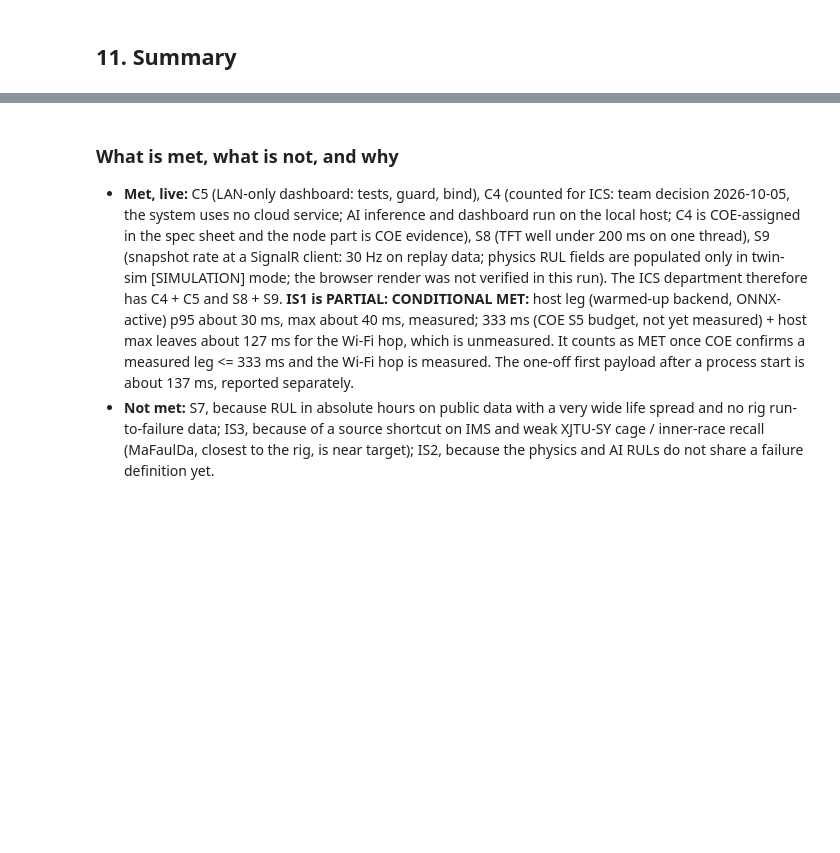
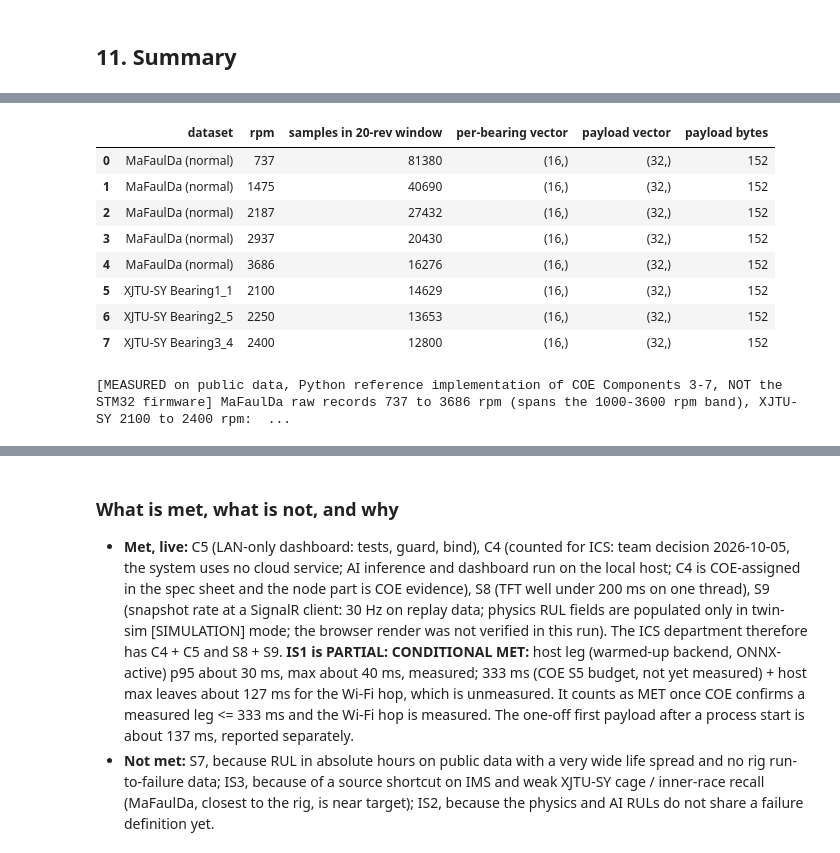
Before and after one commit to amussab/Digital-Twin-Senior-Proj, a Jupyter notebook: AI-engine/notebooks/PPR_ICS_Evidence.ipynb, the cells around one changed output, grey strips where cells are left out. Cells and saved outputs as stored; diff of their text form; code cells hidden in the pictures; blank space fills up the shorter version.

```diff
--- a/AI-engine/notebooks/PPR_ICS_Evidence.ipynb
+++ b/AI-engine/notebooks/PPR_ICS_Evidence.ipynb
@@ -890,0 +910,21 @@ Run-All wall time: 226 s
+# %%
+# S6 (COE): fixed-dimension, fixed-order AI input across speeds, computed live from raw records
+s6 = H.s6_feature_check(DATA)
+display(s6)
+mrows = s6[s6.dataset.str.startswith("MaFaulDa")]
+print(f"[MEASURED on public data, Python reference implementation of COE Components 3-7, NOT the STM32 firmware] "
+      f"MaFaulDa raw records {mrows.rpm.min()} to {mrows.rpm.max()} rpm (spans the 1000-3600 rpm band), XJTU-SY 2100 to 2400 rpm: "
+      f"every record gives a (16,) per-bearing vector, a (32,) payload vector and a 152-byte payload, in the fixed order "
+      f"[bp_rms, kurtosis, crest, env_rms, FTF, BSF, BPFO, BPFI] x (X then Y). The window length in samples changes with speed "
+      f"({int(s6['samples in 20-rev window'].min())} to {int(s6['samples in 20-rev window'].max())}); the vector does not.")
+# %% [output]
+|  | dataset | rpm | samples in 20-rev window | per-bearing vector | payload vector | payload bytes |
+| 0 | MaFaulDa (normal) | 737 | 81380 | (16,) | (32,) | 152 |
+| 1 | MaFaulDa (normal) | 1475 | 40690 | (16,) | (32,) | 152 |
+| 2 | MaFaulDa (normal) | 2187 | 27432 | (16,) | (32,) | 152 |
+| 3 | MaFaulDa (normal) | 2937 | 20430 | (16,) | (32,) | 152 |
+| 4 | MaFaulDa (normal) | 3686 | 16276 | (16,) | (32,) | 152 |
+| 5 | XJTU-SY Bearing1_1 | 2100 | 14629 | (16,) | (32,) | 152 |
+| 6 | XJTU-SY Bearing2_5 | 2250 | 13653 | (16,) | (32,) | 152 |
+| 7 | XJTU-SY Bearing3_4 | 2400 | 12800 | (16,) | (32,) | 152 |
+[MEASURED on public data, Python reference implementation of COE Components 3-7, NOT the STM32 firmware] MaFaulDa raw records 737 to 3686 rpm (spans the 1000-3600 rpm band), XJTU-SY 2100 to 2400 rpm:  ...
```
Also changed, not shown: parts of 18 cells of this notebook, 1 other file.
